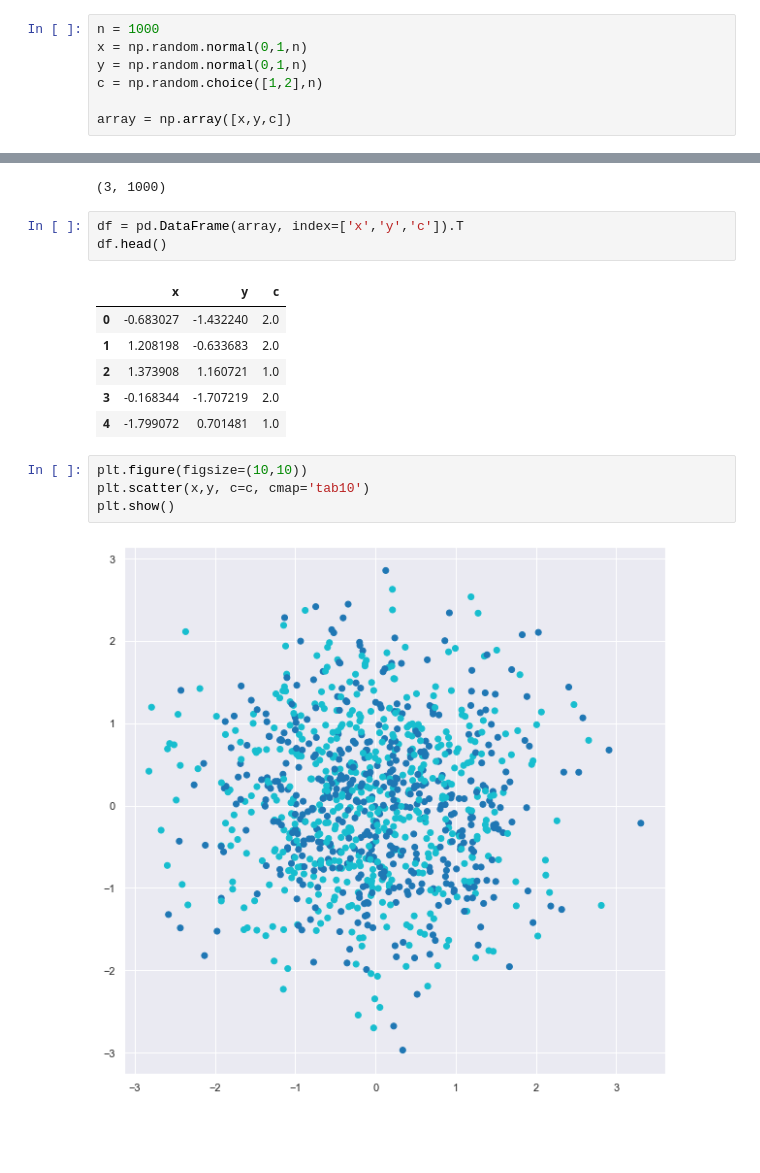
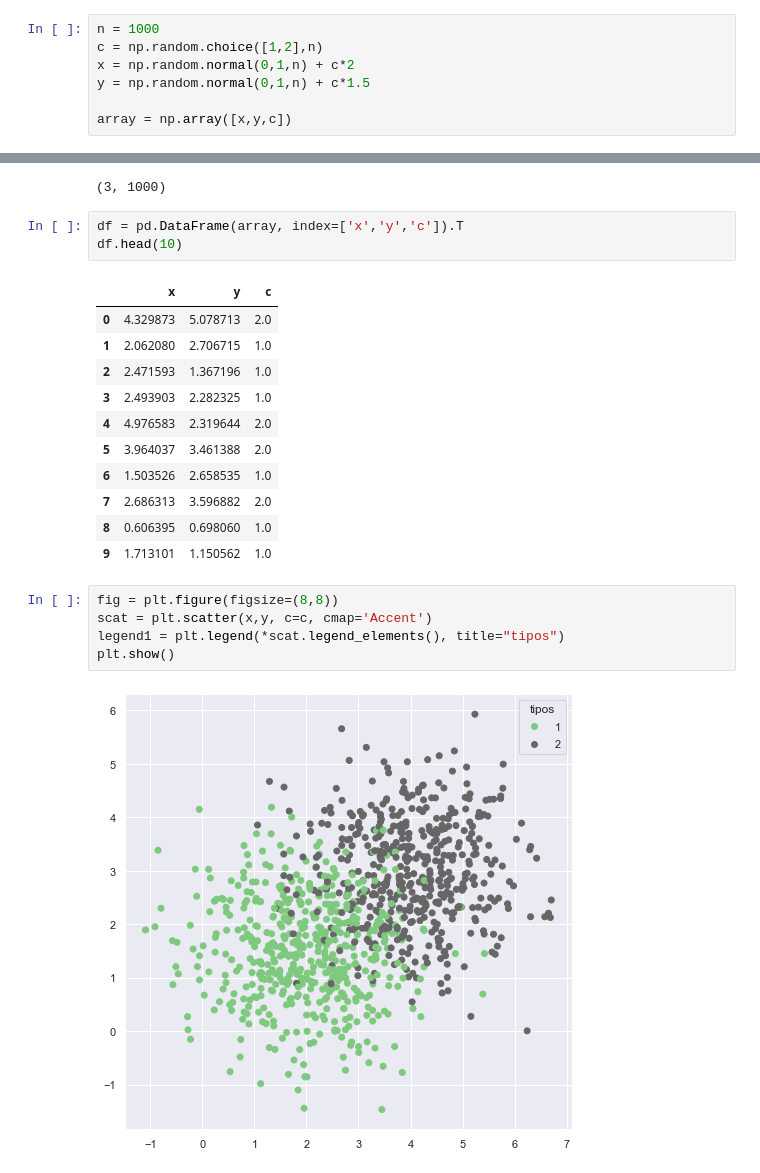
Before and after one commit to alejo-acosta/python-course, a Jupyter notebook: _build/jupyter_execute/1.5jupyter.ipynb, the cells around one changed output, grey strips where cells are left out. Saved outputs shown, nothing was run; the diff lists cells and outputs as text; blank space fills up the shorter version.

```diff
--- a/_build/jupyter_execute/1.5jupyter.ipynb
+++ b/_build/jupyter_execute/1.5jupyter.ipynb
@@ -35,9 +41,9 @@ sns.set_theme()
 %matplotlib inline
 # %%
 n = 1000
-x = np.random.normal(0,1,n)
-y = np.random.normal(0,1,n)
 c = np.random.choice([1,2],n)
+x = np.random.normal(0,1,n) + c*2
+y = np.random.normal(0,1,n) + c*1.5
 
 array = np.array([x,y,c])
 # %%
@@ -46,17 +52,23 @@ array.shape
 (3, 1000)
 # %%
 df = pd.DataFrame(array, index=['x','y','c']).T
-df.head()
+df.head(10)
 # %% [output]
 |  | x | y | c |
-| 0 | -0.683027 | -1.432240 | 2.0 |
-| 1 | 1.208198 | -0.633683 | 2.0 |
-| 2 | 1.373908 | 1.160721 | 1.0 |
-| 3 | -0.168344 | -1.707219 | 2.0 |
-| 4 | -1.799072 | 0.701481 | 1.0 |
+| 0 | 4.329873 | 5.078713 | 2.0 |
+| 1 | 2.062080 | 2.706715 | 1.0 |
+| 2 | 2.471593 | 1.367196 | 1.0 |
+| 3 | 2.493903 | 2.282325 | 1.0 |
+| 4 | 4.976583 | 2.319644 | 2.0 |
+| 5 | 3.964037 | 3.461388 | 2.0 |
+| 6 | 1.503526 | 2.658535 | 1.0 |
+| 7 | 2.686313 | 3.596882 | 2.0 |
+| 8 | 0.606395 | 0.698060 | 1.0 |
+| 9 | 1.713101 | 1.150562 | 1.0 |
 # %%
-plt.figure(figsize=(10,10))
-plt.scatter(x,y, c=c, cmap='tab10')
+fig = plt.figure(figsize=(8,8))
+scat = plt.scatter(x,y, c=c, cmap='Accent')
+legend1 = plt.legend(*scat.legend_elements(), title="tipos")
 plt.show()
 # %% [output]
-[figure, old version]
+[figure, new version]
```
Also changed, not shown: parts of 5 cells of this notebook, 36 other files.
